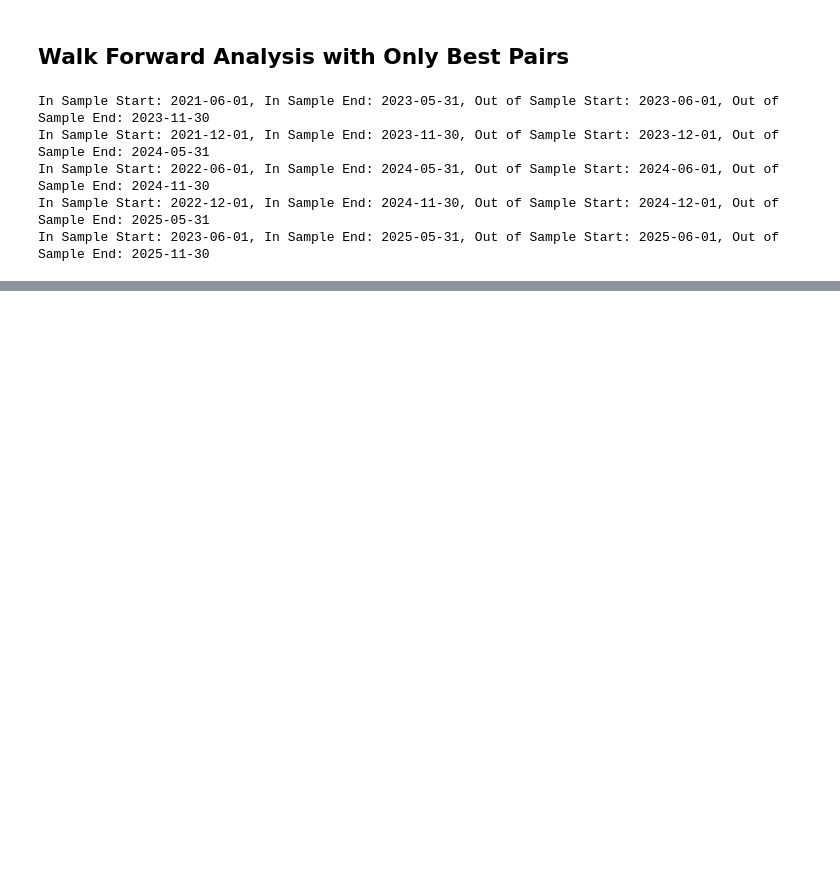
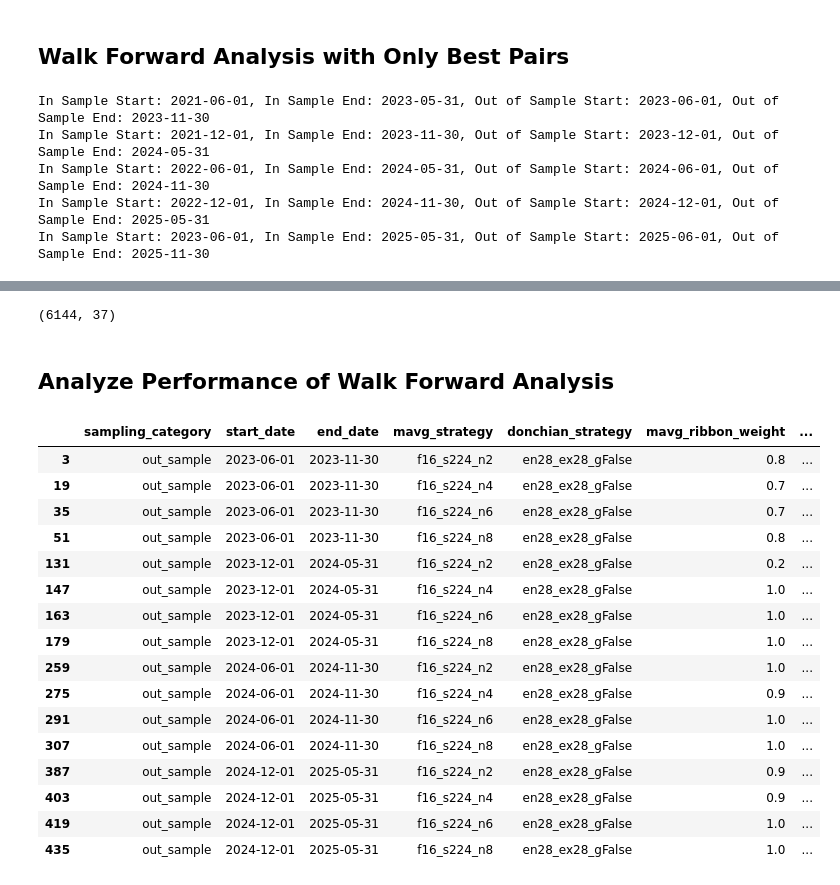
Before and after one commit to adheerchauhan/trend_following, a Jupyter notebook: Trend_Following_Parameter_Optimization_5.ipynb, the cells around one changed output, grey strips where cells are left out. Drawn from its saved outputs; the diff is of its cells as text; code cells hidden in the pictures; blank space fills up the shorter version.

```diff
--- a/Trend_Following_Parameter_Optimization_5.ipynb
+++ b/Trend_Following_Parameter_Optimization_5.ipynb
@@ -1296,0 +1330,6 @@ df_performance_4.to_pickle('/Users/adheerchauhan/Documents/git/trend_following/t
+# %%
+df_performance.shape
+# %% [output]
+(6144, 37)
+# %% [markdown]
+## Analyze Performance of Walk Forward Analysis
@@ -1296,0 +1340,16 @@ df_performance_4.to_pickle('/Users/adheerchauhan/Documents/git/trend_following/t
+# %%
+import re
+
+def parse_ma(s):
+    # e.g. 'f16_s224_n8'
+    fast  = int(re.search(r"f(\d+)", s).group(1))
+    slow  = int(re.search(r"s(\d+)", s).group(1))
+    step  = int(re.search(r"n(\d+)", s).group(1))
+    return fast, slow, step
+
+def parse_don(s):
+    # e.g. 'en28_ex14_gTrue'
+    entry  = int(re.search(r"en(\d+)", s).group(1))
+    exit_  = int(re.search(r"ex(\d+)", s).group(1))
+    gate   = re.search(r"g(True|False)", s).group(1) == "True"
+    return entry, exit_, gate
@@ -1296,0 +1370,20 @@ df_performance_4.to_pickle('/Users/adheerchauhan/Documents/git/trend_following/t
+# %%
+df_performance_os[(df_performance_os.cluster == 'MA_16_224') & (df_performance_os.donchian_strategy == 'en28_ex28_gFalse')]#.head(20)
+# %% [output]
+|  | sampling_category | start_date | end_date | mavg_strategy | donchian_strategy | mavg_ribbon_weight | ... |
+| 3 | out_sample | 2023-06-01 | 2023-11-30 | f16_s224_n2 | en28_ex28_gFalse | 0.8 | ... |
+| 19 | out_sample | 2023-06-01 | 2023-11-30 | f16_s224_n4 | en28_ex28_gFalse | 0.7 | ... |
+| 35 | out_sample | 2023-06-01 | 2023-11-30 | f16_s224_n6 | en28_ex28_gFalse | 0.7 | ... |
+| 51 | out_sample | 2023-06-01 | 2023-11-30 | f16_s224_n8 | en28_ex28_gFalse | 0.8 | ... |
+| 131 | out_sample | 2023-12-01 | 2024-05-31 | f16_s224_n2 | en28_ex28_gFalse | 0.2 | ... |
+| 147 | out_sample | 2023-12-01 | 2024-05-31 | f16_s224_n4 | en28_ex28_gFalse | 1.0 | ... |
+| 163 | out_sample | 2023-12-01 | 2024-05-31 | f16_s224_n6 | en28_ex28_gFalse | 1.0 | ... |
+| 179 | out_sample | 2023-12-01 | 2024-05-31 | f16_s224_n8 | en28_ex28_gFalse | 1.0 | ... |
+| 259 | out_sample | 2024-06-01 | 2024-11-30 | f16_s224_n2 | en28_ex28_gFalse | 1.0 | ... |
+| 275 | out_sample | 2024-06-01 | 2024-11-30 | f16_s224_n4 | en28_ex28_gFalse | 0.9 | ... |
+| 291 | out_sample | 2024-06-01 | 2024-11-30 | f16_s224_n6 | en28_ex28_gFalse | 1.0 | ... |
+| 307 | out_sample | 2024-06-01 | 2024-11-30 | f16_s224_n8 | en28_ex28_gFalse | 1.0 | ... |
+| 387 | out_sample | 2024-12-01 | 2025-05-31 | f16_s224_n2 | en28_ex28_gFalse | 0.9 | ... |
+| 403 | out_sample | 2024-12-01 | 2025-05-31 | f16_s224_n4 | en28_ex28_gFalse | 0.9 | ... |
+| 419 | out_sample | 2024-12-01 | 2025-05-31 | f16_s224_n6 | en28_ex28_gFalse | 1.0 | ... |
+| 435 | out_sample | 2024-12-01 | 2025-05-31 | f16_s224_n8 | en28_ex28_gFalse | 1.0 | ... |
```
Also changed, not shown: parts of 24 cells of this notebook, 5 other files.
